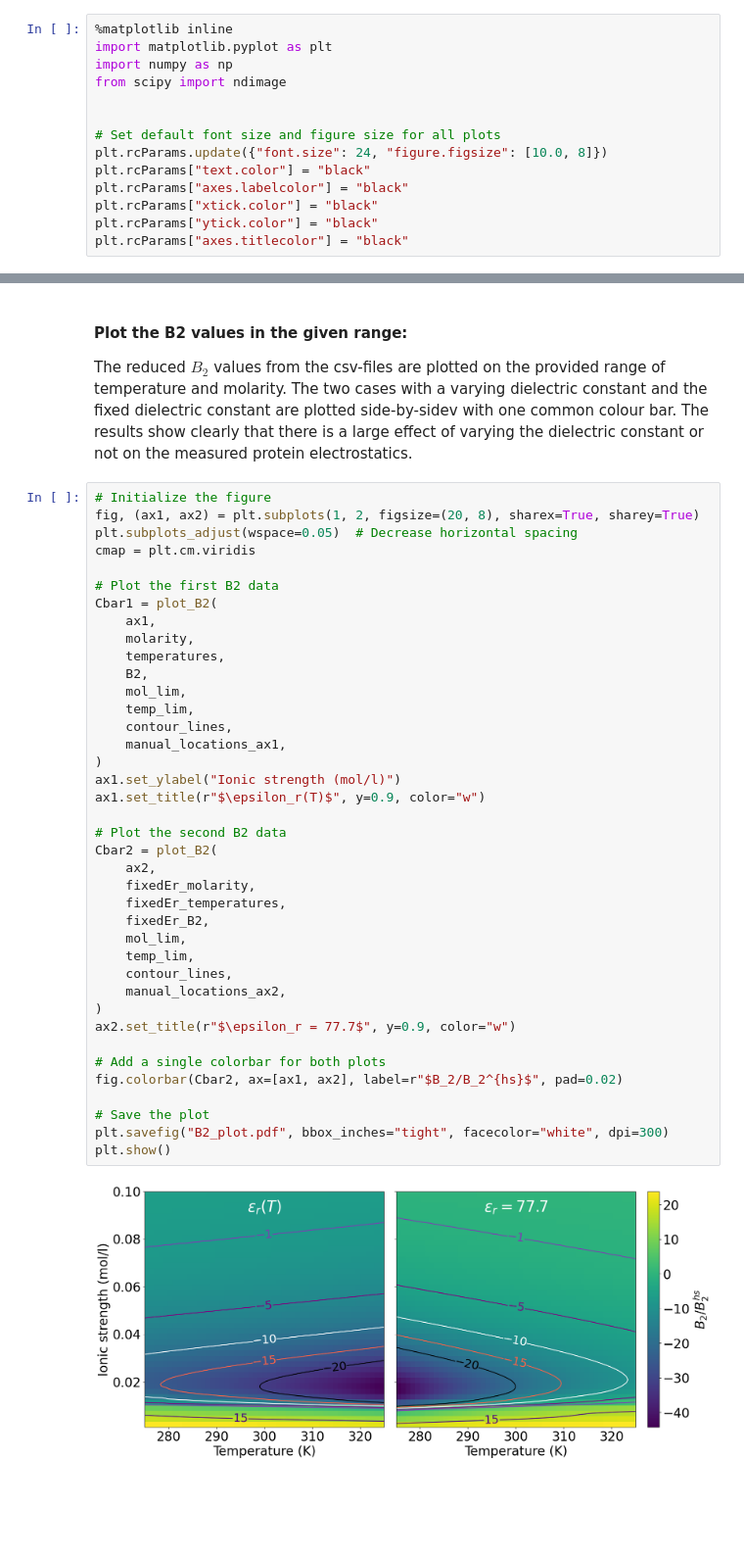
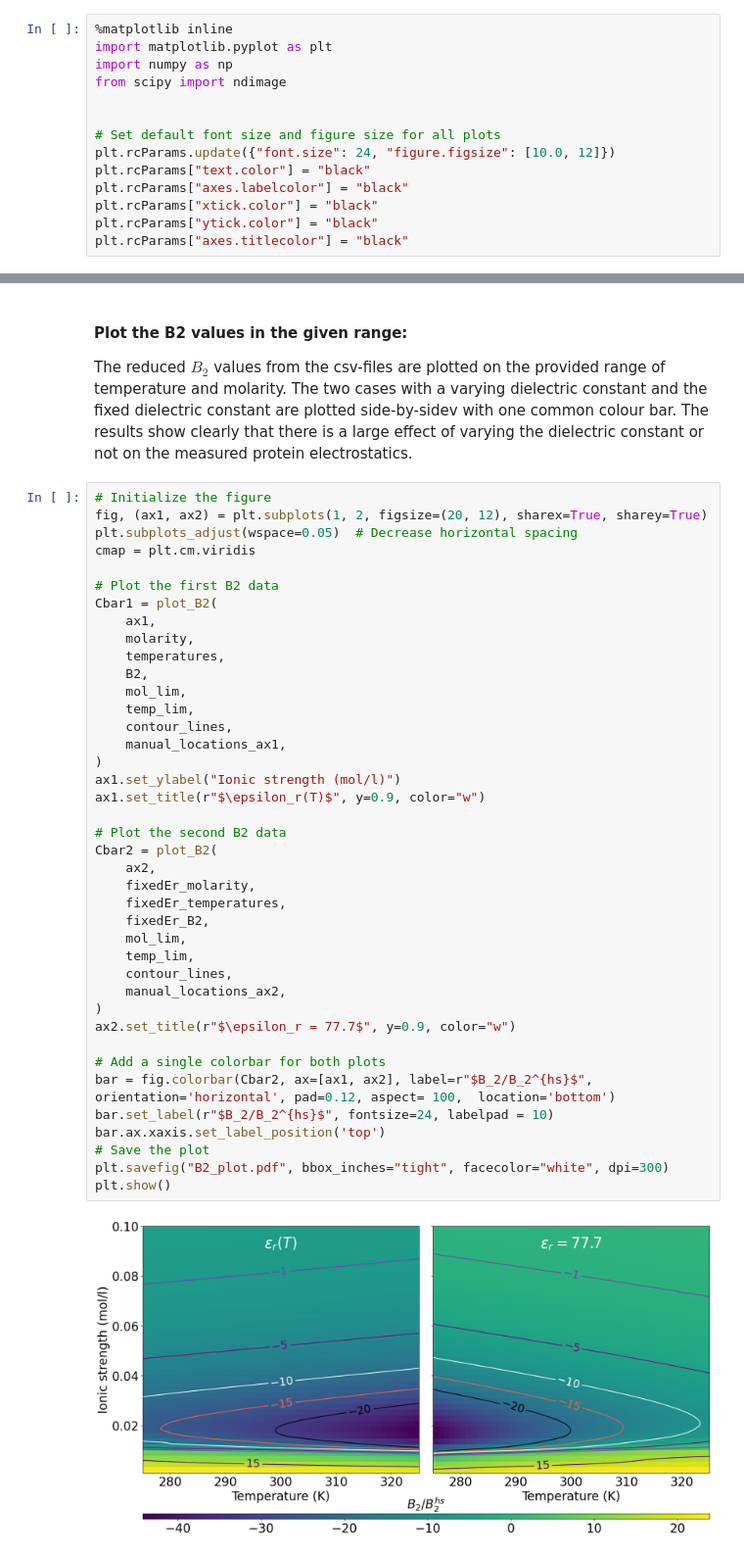
Before and after one commit to mlund/SI-pose-exploration, a Jupyter notebook: b2_vs_temperature/plotting.ipynb, the cells around one changed output, grey strips where cells are left out. Shown at 98% size. Drawn from its saved outputs; the diff is of its cells as text; blank space fills up the shorter version.

Commit message:
updated plot and added bash script

```diff
--- a/b2_vs_temperature/plotting.ipynb
+++ b/b2_vs_temperature/plotting.ipynb
@@ -11,7 +11,7 @@ from scipy import ndimage
 
 
 # Set default font size and figure size for all plots
-plt.rcParams.update({"font.size": 24, "figure.figsize": [10.0, 8]})
+plt.rcParams.update({"font.size": 24, "figure.figsize": [10.0, 12]})
 plt.rcParams["text.color"] = "black"
 plt.rcParams["axes.labelcolor"] = "black"
 plt.rcParams["xtick.color"] = "black"
@@ -141,7 +141,7 @@ manual_locations_ax2 = [
 The reduced $B_2$ values from the csv-files are plotted on the provided range of temperature and molarity. The two cases with a varying dielectric constant and the fixed dielectric constant are plotted side-by-sidev with one common colour bar. The results show clearly that there is a large effect of varying the dielectric constant or not on the measured protein electrostatics.
 # %%
 # Initialize the figure
-fig, (ax1, ax2) = plt.subplots(1, 2, figsize=(20, 8), sharex=True, sharey=True)
+fig, (ax1, ax2) = plt.subplots(1, 2, figsize=(20, 12), sharex=True, sharey=True)
 plt.subplots_adjust(wspace=0.05)  # Decrease horizontal spacing
 cmap = plt.cm.viridis
 
@@ -150,33 +150,34 @@ Cbar1 = plot_B2(
     ax1,
     molarity,
     temperatures,
     B2,
     mol_lim,
     temp_lim,
     contour_lines,
     manual_locations_ax1,
 )
 ax1.set_ylabel("Ionic strength (mol/l)")
 ax1.set_title(r"$\epsilon_r(T)$", y=0.9, color="w")
 
 # Plot the second B2 data
 Cbar2 = plot_B2(
     ax2,
     fixedEr_molarity,
     fixedEr_temperatures,
     fixedEr_B2,
     mol_lim,
     temp_lim,
     contour_lines,
     manual_locations_ax2,
 )
 ax2.set_title(r"$\epsilon_r = 77.7$", y=0.9, color="w")
 
 # Add a single colorbar for both plots
-fig.colorbar(Cbar2, ax=[ax1, ax2], label=r"$B_2/B_2^{hs}$", pad=0.02)
-
+bar = fig.colorbar(Cbar2, ax=[ax1, ax2], label=r"$B_2/B_2^{hs}$", orientation='horizontal', pad=0.12, aspect= 100,  location='bottom')
+bar.set_label(r"$B_2/B_2^{hs}$", fontsize=24, labelpad = 10)
+bar.ax.xaxis.set_label_position('top')
 # Save the plot
 plt.savefig("B2_plot.pdf", bbox_inches="tight", facecolor="white", dpi=300)
 plt.show()
 # %% [output]
-[figure, old version]
+[figure, new version]
```
Also changed, not shown: 2 other files.
